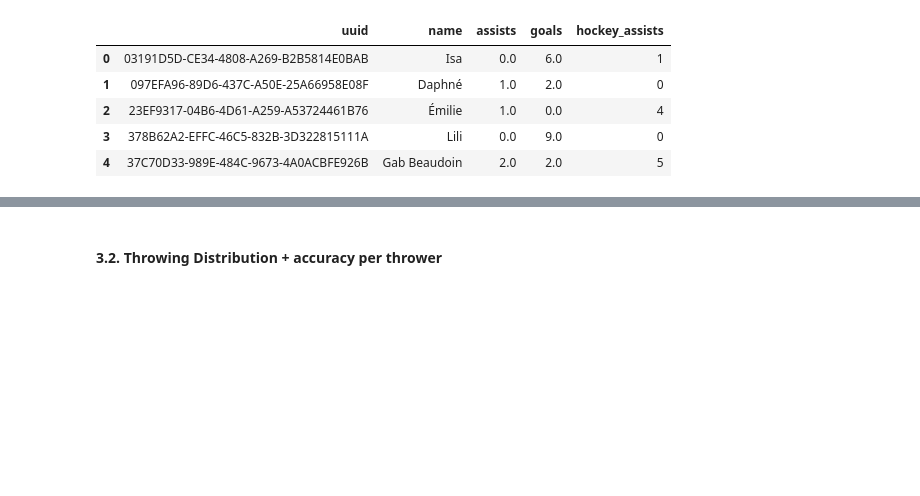
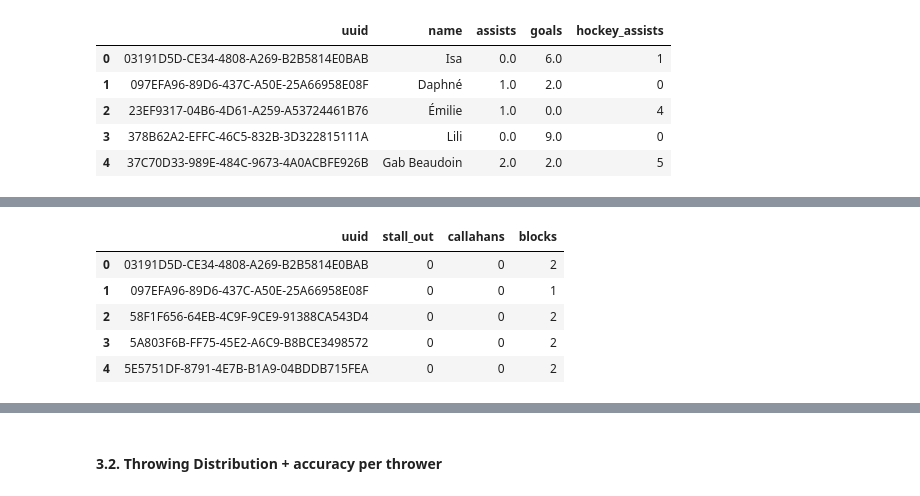
Before and after one commit to yukikongju/Miscellaneous-Projects, a Jupyter notebook: StattoStats/playground.ipynb, the cells around one changed output, grey strips where cells are left out. Cells and saved outputs as stored; diff of their text form; code cells hidden in the pictures; blank space fills up the shorter version.

```diff
--- a/StattoStats/playground/playground.ipynb
+++ b/StattoStats/playground.ipynb
@@ -275 +309,10 @@ df_players_stats = df_players_stats.fillna(0)
+# %%
+df_defensive_stats.head()
+# %% [output]
+|  | uuid | stall_out | callahans | blocks |
+| 0 | 03191D5D-CE34-4808-A269-B2B5814E0BAB | 0 | 0 | 2 |
+| 1 | 097EFA96-89D6-437C-A50E-25A66958E08F | 0 | 0 | 1 |
+| 2 | 58F1F656-64EB-4C9F-9CE9-91388CA543D4 | 0 | 0 | 2 |
+| 3 | 5A803F6B-FF75-45E2-A6C9-B8BCE3498572 | 0 | 0 | 2 |
+| 4 | 5E5751DF-8791-4E7B-B1A9-04BDDB715FEA | 0 | 0 | 2 |
 # %% [markdown]
```
Also changed, not shown: parts of 8 cells of this notebook, 1 other file.
